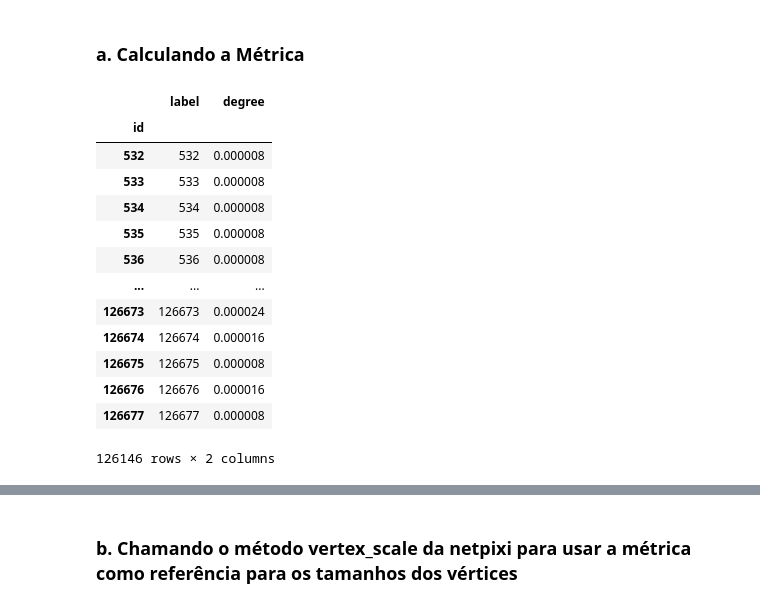
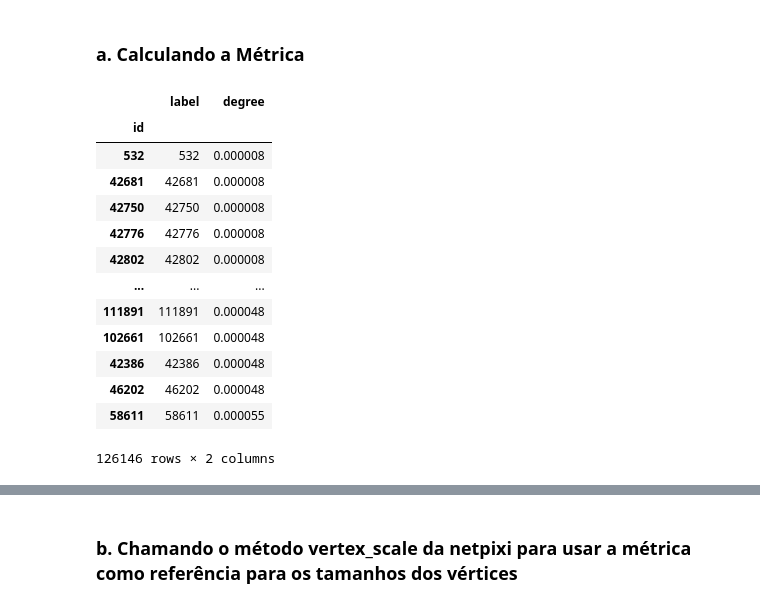
Before and after one commit to bert799/APS1-redsoc, a Jupyter notebook: APS2/APS2.ipynb, the cells around one changed output, grey strips where cells are left out. Cells and saved outputs as stored; diff of their text form; code cells hidden in the pictures.

```diff
--- a/APS2/APS2.ipynb
+++ b/APS2/APS2.ipynb
@@ -103,18 +123,20 @@ gt_save(g_menor, 'graph_degree_component_menor.net.gz')
+# %%
+g = gt_load('graph_degree_component.net.gz')
 # %%
-data = gt_data(g)
+data = gt_data(g).sort_values(by="degree", ascending=True)
 data
 # %% [output]
 |  | label | degree |
 | id |  |  |
 | 532 | 532 | 0.000008 |
-| 533 | 533 | 0.000008 |
-| 534 | 534 | 0.000008 |
-| 535 | 535 | 0.000008 |
-| 536 | 536 | 0.000008 |
+| 42681 | 42681 | 0.000008 |
+| 42750 | 42750 | 0.000008 |
+| 42776 | 42776 | 0.000008 |
+| 42802 | 42802 | 0.000008 |
 | ... | ... | ... |
-| 126673 | 126673 | 0.000024 |
-| 126674 | 126674 | 0.000016 |
-| 126675 | 126675 | 0.000008 |
-| 126676 | 126676 | 0.000016 |
-| 126677 | 126677 | 0.000008 |
+| 111891 | 111891 | 0.000048 |
+| 102661 | 102661 | 0.000048 |
+| 42386 | 42386 | 0.000048 |
+| 46202 | 46202 | 0.000048 |
+| 58611 | 58611 | 0.000055 |
 126146 rows × 2 columns
```
Also changed, not shown: parts of 40 cells of this notebook.
